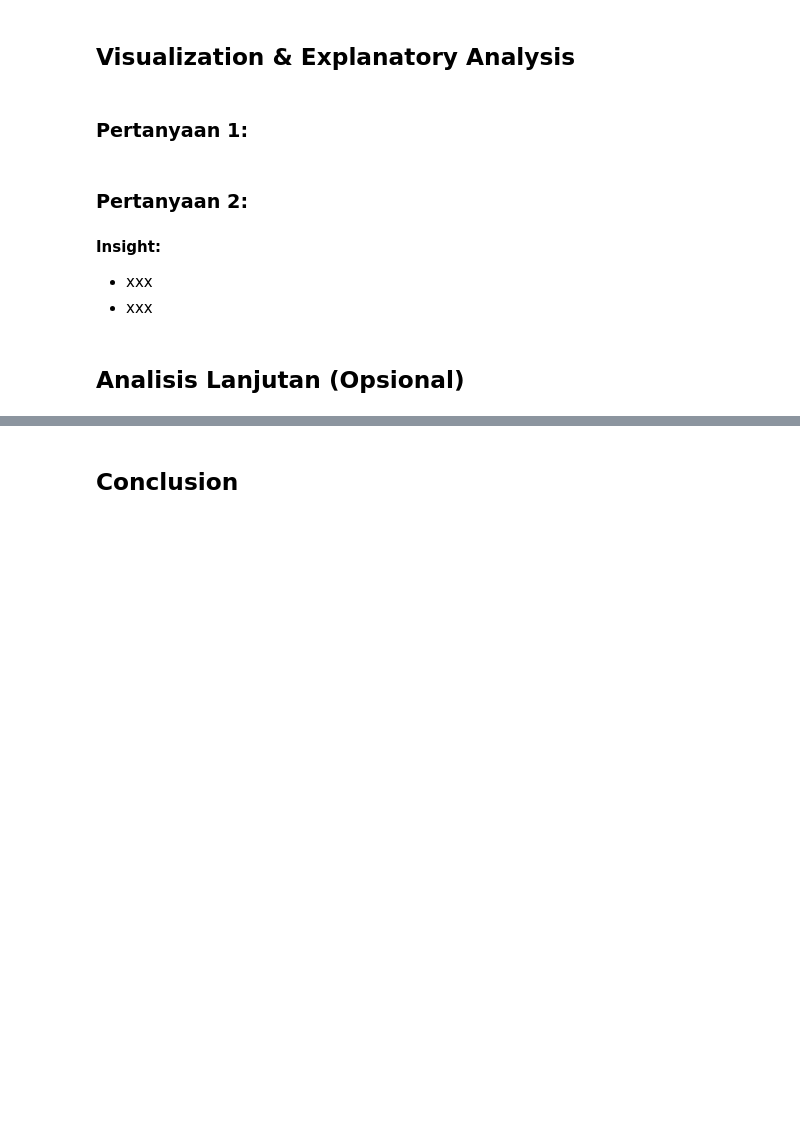
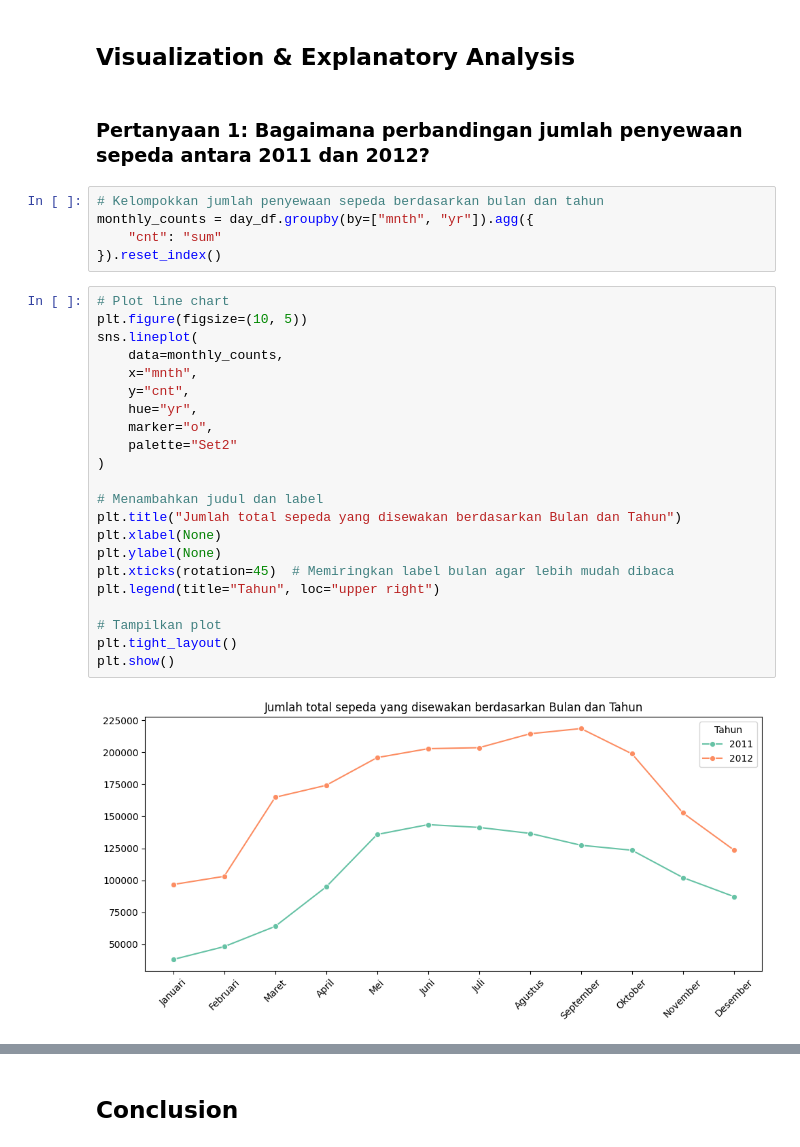
Before and after one commit to echaan/bike-sharing-analysis, a Jupyter notebook: notebook.ipynb, the cells around one changed output, grey strips where cells are left out. Saved outputs shown, nothing was run; the diff lists cells and outputs as text; blank space fills up the shorter version.

```diff
--- a/notebook.ipynb
+++ b/notebook.ipynb
@@ -217,12 +423,33 @@ hour_df.describe()
 # %% [markdown]
 ## Visualization & Explanatory Analysis
-# %% [markdown]
-### Pertanyaan 1:
-# %% [markdown]
-### Pertanyaan 2:
-# %% [markdown]
-**Insight:**
-- xxx
-- xxx
-# %% [markdown]
-## Analisis Lanjutan (Opsional)
+# %% [markdown]
+### Pertanyaan 1: Bagaimana perbandingan jumlah penyewaan sepeda antara 2011 dan 2012?
+# %%
+# Kelompokkan jumlah penyewaan sepeda berdasarkan bulan dan tahun
+monthly_counts = day_df.groupby(by=["mnth", "yr"]).agg({
+    "cnt": "sum"
+}).reset_index()
+# %%
+# Plot line chart
+plt.figure(figsize=(10, 5))
+sns.lineplot(
+    data=monthly_counts,
+    x="mnth",
+    y="cnt",
+    hue="yr",
+    marker="o",
+    palette="Set2"
+)
+
+# Menambahkan judul dan label
+plt.title("Jumlah total sepeda yang disewakan berdasarkan Bulan dan Tahun")
+plt.xlabel(None)
+plt.ylabel(None)
+plt.xticks(rotation=45)  # Memiringkan label bulan agar lebih mudah dibaca
+plt.legend(title="Tahun", loc="upper right")
+
+# Tampilkan plot
+plt.tight_layout()
+plt.show()
+# %% [output]
+[figure, added]
```
Also changed, not shown: parts of 35 cells of this notebook.
